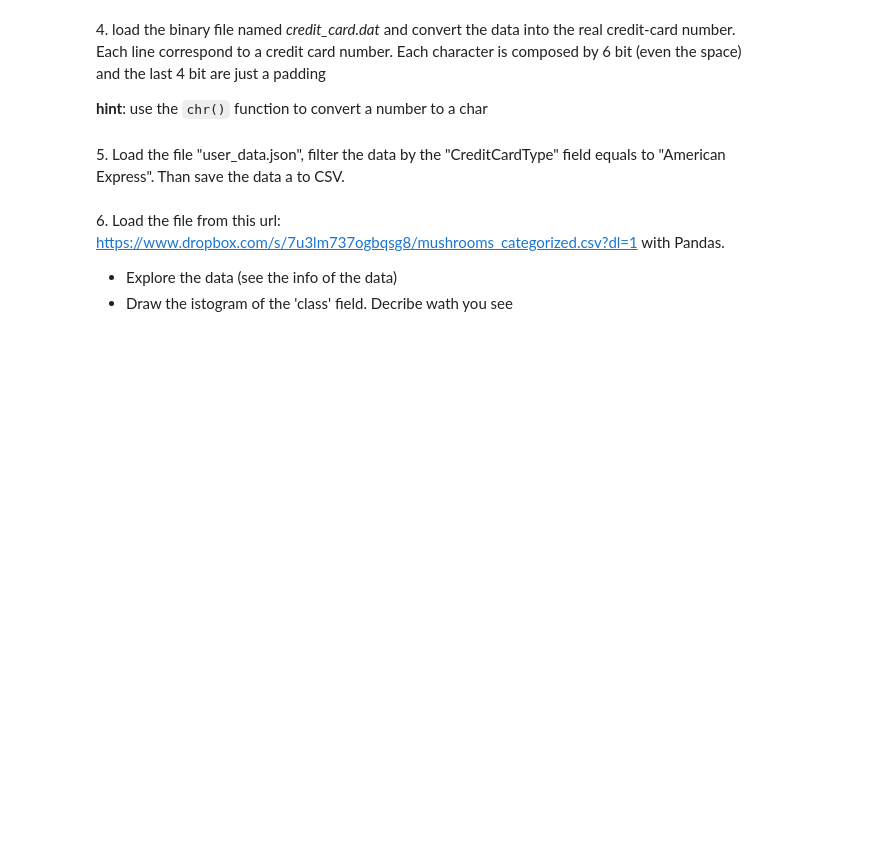
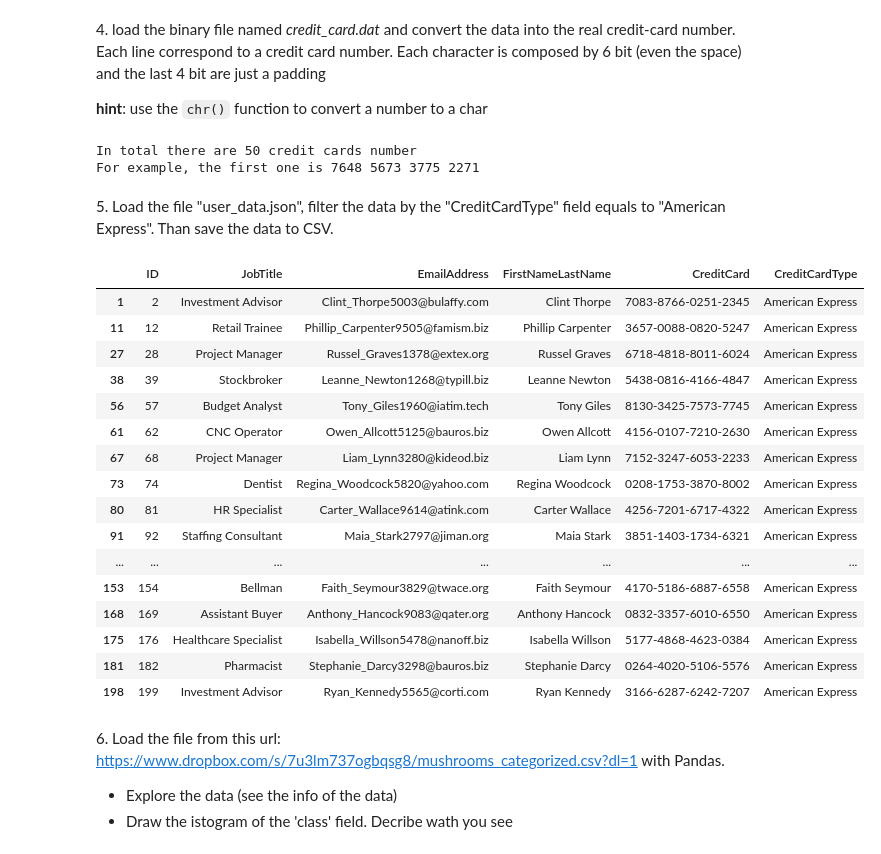
Before and after one commit to RiccardoTancredi/LaboratoryOfComputationalPhysics_Y5, a Jupyter notebook: 05ex_OSEMN.ipynb, the cells around one changed output. Cells and saved outputs as stored; diff of their text form; code cells hidden in the pictures; blank space fills up the shorter version.

```diff
--- a/05ex_OSEMN.ipynb
+++ b/05ex_OSEMN.ipynb
@@ -8,7 +8,7 @@ import numpy as np
 1\. Create a random list of number and then save it to a text file named "simple_data.txt"
 # %%
 random_list = np.random.random(100)
-new_file = "simple_data.txt"
+new_file = "ex5/simple_data.txt"
 with open(new_file, mode='w') as f:
     for i in range(random_list.size):
         f.write(str(random_list[i])+'\t')
@@ -21,7 +21,7 @@ Operation completed!
 2\. Create a random matrix of 5x5 and then save it to a text file named "data.txt"
 # %%
 random_matrix = np.random.randn(5, 5)
-new_file = "data.txt"
+new_file = "ex5/data.txt"
 with open(new_file, mode='w') as f:
     for i in range(random_matrix.shape[0]):
         for j in range(random_matrix.shape[1]):
@@ -46,5 +46,24 @@ Each line correspond to a credit card number.
 Each character is composed by 6 bit (even the space) and the last 4 bit are just a padding
 
 **hint**: use the `chr()` function to convert a number to a char
+# %%
+import struct
+credit_cards = []
+
+with  open('credit_card.dat','rb') as file:
+    file_content = file.readlines()
+    for line in file_content:
+        lenght_line = len(line)
+        word_size = 6 # size of the word in bits
+        number_of_words_per_line = int((lenght_line-4)/word_size)
+        credit_card_number = [chr(int(line[j*word_size:(j+1)*word_size], 2)) for j in range(number_of_words_per_line)]
+        credit_cards.append(''.join(credit_card_number))
+    credit_cards.pop(-1)
+print(f"In total there are {len(credit_cards)} credit cards number")
+print(f"For example, the first one is {credit_cards[0]}")
+# credit_cards
+# %% [output]
+In total there are 50 credit cards number
+For example, the first one is 7648 5673 3775 2271
 # %% [markdown]
-5\. Load the file "user_data.json", filter the data by the "CreditCardType" field equals to "American Express". Than save the data a to CSV.
+5\. Load the file "user_data.json", filter the data by the "CreditCardType" field equals to "American Express". Than save the data to CSV.
@@ -50,0 +72,29 @@ Each character is composed by 6 bit (even the space) and the last 4 bit are just
+# %%
+data = np.array(json.load(open('user_data.json')))
+mask = [data[i]["CreditCardType"] == "American Express" for i in range(data.shape[0])]
+new_data = data[mask]
+# for json_str in new_data:
+#     df = pd.read_json(str(json_str))
+#     print(df)
+#     # df.to_csv('AmericaExpress.csv')
+df = pd.read_json('user_data.json')
+df = df[df['CreditCardType'] == 'American Express']
+df
+# %% [output]
+|  | ID | JobTitle | EmailAddress | FirstNameLastName | CreditCard | CreditCardType |
+| 1 | 2 | Investment Advisor | Clint_Thorpe5003@bulaffy.com | Clint Thorpe | 7083-8766-0251-2345 | American Express |
+| 11 | 12 | Retail Trainee | Phillip_Carpenter9505@famism.biz | Phillip Carpenter | 3657-0088-0820-5247 | American Express |
+| 27 | 28 | Project Manager | Russel_Graves1378@extex.org | Russel Graves | 6718-4818-8011-6024 | American Express |
+| 38 | 39 | Stockbroker | Leanne_Newton1268@typill.biz | Leanne Newton | 5438-0816-4166-4847 | American Express |
+| 56 | 57 | Budget Analyst | Tony_Giles1960@iatim.tech | Tony Giles | 8130-3425-7573-7745 | American Express |
+| 61 | 62 | CNC Operator | Owen_Allcott5125@bauros.biz | Owen Allcott | 4156-0107-7210-2630 | American Express |
+| 67 | 68 | Project Manager | Liam_Lynn3280@kideod.biz | Liam Lynn | 7152-3247-6053-2233 | American Express |
+| 73 | 74 | Dentist | Regina_Woodcock5820@yahoo.com | Regina Woodcock | 0208-1753-3870-8002 | American Express |
+| 80 | 81 | HR Specialist | Carter_Wallace9614@atink.com | Carter Wallace | 4256-7201-6717-4322 | American Express |
+| 91 | 92 | Staffing Consultant | Maia_Stark2797@jiman.org | Maia Stark | 3851-1403-1734-6321 | American Express |
+| ... | ... | ... | ... | ... | ... | ... |
+| 153 | 154 | Bellman | Faith_Seymour3829@twace.org | Faith Seymour | 4170-5186-6887-6558 | American Express |
+| 168 | 169 | Assistant Buyer | Anthony_Hancock9083@qater.org | Anthony Hancock | 0832-3357-6010-6550 | American Express |
+| 175 | 176 | Healthcare Specialist | Isabella_Willson5478@nanoff.biz | Isabella Willson | 5177-4868-4623-0384 | American Express |
+| 181 | 182 | Pharmacist | Stephanie_Darcy3298@bauros.biz | Stephanie Darcy | 0264-4020-5106-5576 | American Express |
+| 198 | 199 | Investment Advisor | Ryan_Kennedy5565@corti.com | Ryan Kennedy | 3166-6287-6242-7207 | American Express |
```
Also changed, not shown: parts of 5 cells of this notebook, 8 other files.
